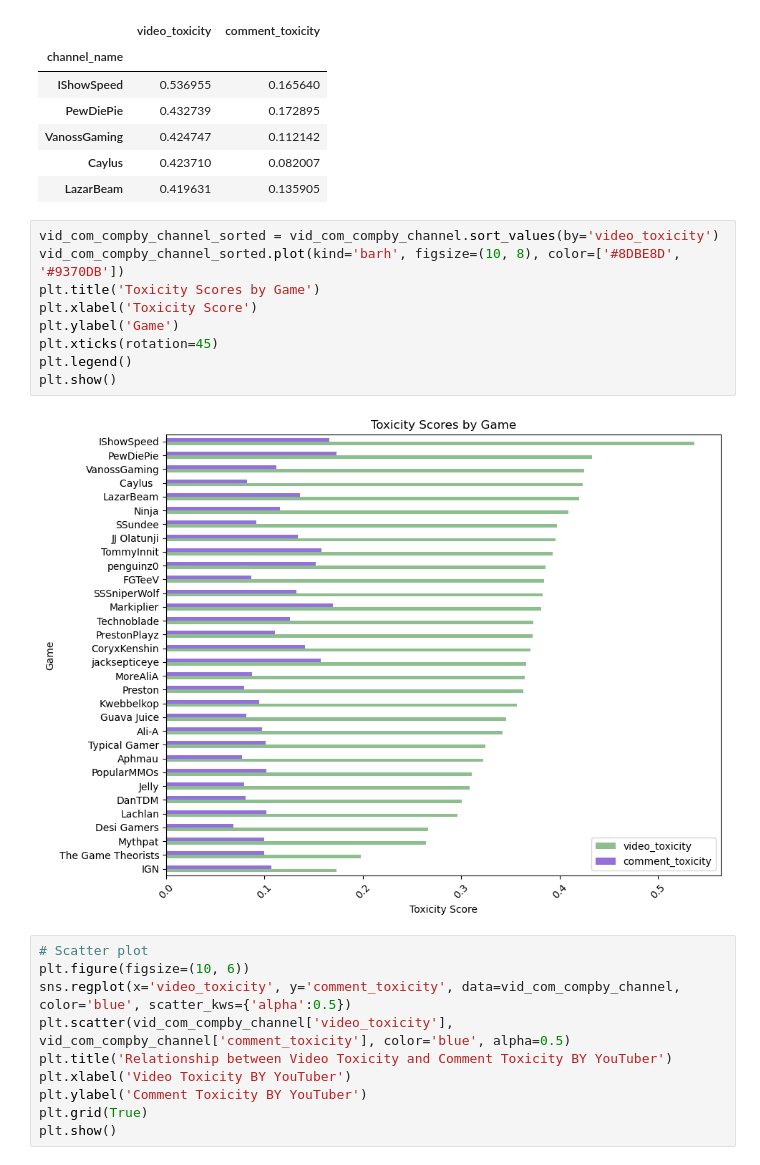
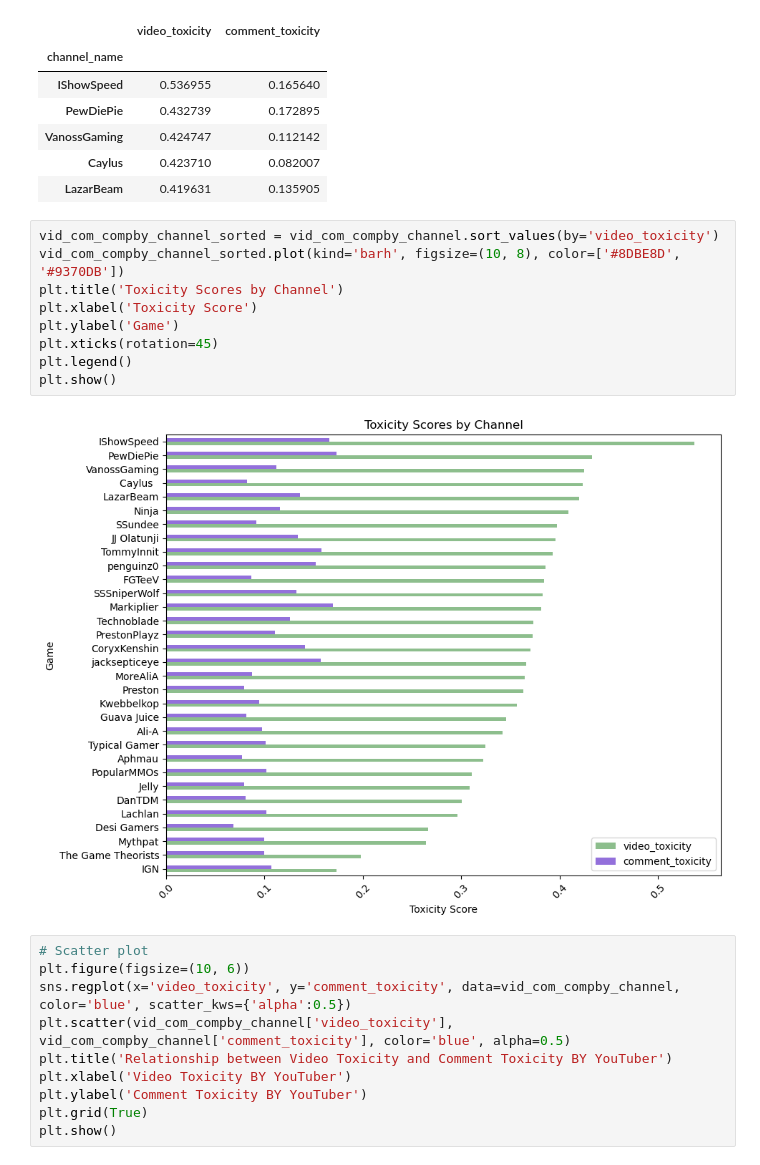
Before and after one commit to IMT-547-Team-1/YouTube-Toxic-Comments, a Jupyter notebook: Analysis/02-Analysis.ipynb, the cells around one changed output. Cells and saved outputs as stored; diff of their text form.

```diff
--- a/Analysis/02-Analysis.ipynb
+++ b/Analysis/02-Analysis.ipynb
@@ -235,14 +235,14 @@ vid_com_compby_channel.head()
 # %%
 vid_com_compby_channel_sorted = vid_com_compby_channel.sort_values(by='video_toxicity')
 vid_com_compby_channel_sorted.plot(kind='barh', figsize=(10, 8), color=['#8DBE8D', '#9370DB'])
-plt.title('Toxicity Scores by Game')
+plt.title('Toxicity Scores by Channel')
 plt.xlabel('Toxicity Score')
 plt.ylabel('Game')
 plt.xticks(rotation=45)
 plt.legend()
 plt.show()
 # %% [output]
-[figure, old version]
+[figure, new version]
 # %%
 # Scatter plot
 plt.figure(figsize=(10, 6))
```
Also changed, not shown: parts of 10 cells of this notebook, 4 other files.
